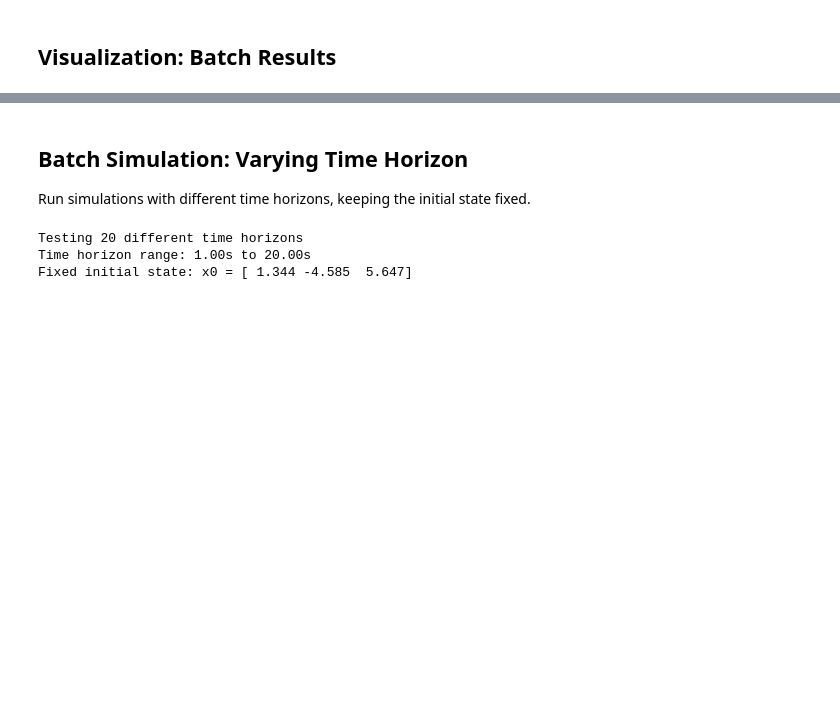
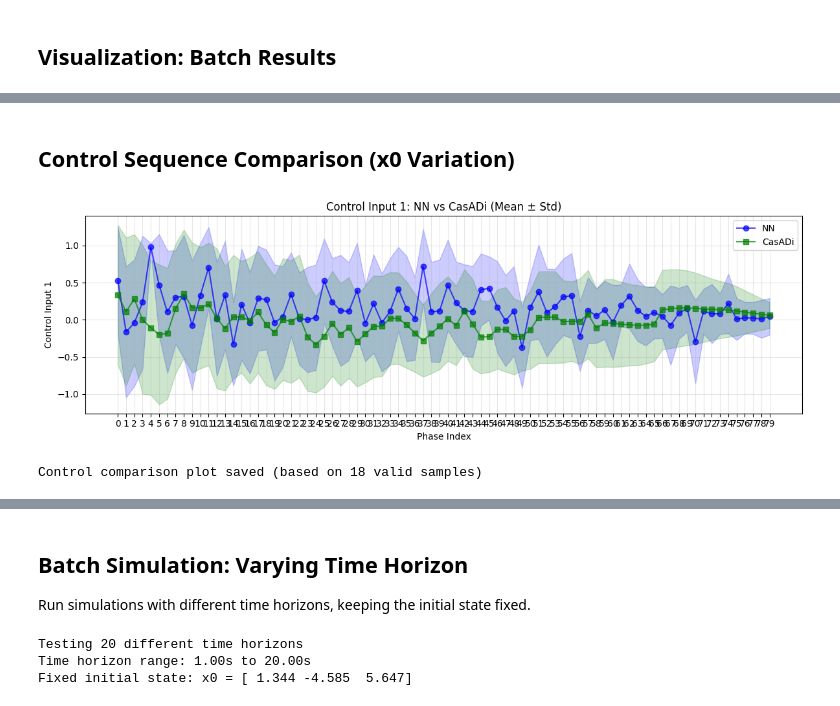
Before and after one commit to piergo98/learning_optimization, a Jupyter notebook: dump/benchmark.ipynb, the cells around one changed output, grey strips where cells are left out. Saved outputs shown, nothing was run; the diff lists cells and outputs as text; code cells hidden in the pictures; blank space fills up the shorter version.

```diff
--- a/dump/benchmark.ipynb
+++ b/dump/benchmark.ipynb
@@ -554 +564,57 @@ print("Plots saved to ../images/batch_benchmark_results.png")
 Plots saved to ../images/batch_benchmark_results.png
+# %% [markdown]
+## Control Sequence Comparison (x0 Variation)
+# %%
+# Compare control sequences between NN and CasADi (filtered data only)
+nn_controls_filtered = [results['nn_controls'][i] for i in range(len(results['nn_cost']))
+                       if valid_mask[i]]
+casadi_controls_filtered = [results['casadi_controls'][i] for i in range(len(results['casadi_cost']))
+                           if valid_mask[i]]
+
+# Stack into arrays: shape (n_valid_samples, n_phases, n_inputs)
+nn_controls_array = np.array(nn_controls_filtered)
+casadi_controls_array = np.array(casadi_controls_filtered)
+
+# Compute statistics across samples
+nn_controls_mean = nn_controls_array.mean(axis=0)  # (n_phases, n_inputs)
+nn_controls_std = nn_controls_array.std(axis=0)
+casadi_controls_mean = casadi_controls_array.mean(axis=0)
+casadi_controls_std = casadi_controls_array.std(axis=0)
+
+# Plot control sequences
+fig, axes = plt.subplots(N_CONTROL_INPUTS, 1, figsize=(12, 4*N_CONTROL_INPUTS))
+if N_CONTROL_INPUTS == 1:
+    axes = [axes]
+
+phase_indices = np.arange(N_PHASES)
+
+for input_idx in range(N_CONTROL_INPUTS):
+    ax = axes[input_idx]
+
+    # Plot mean with error bars
+    ax.plot(phase_indices, nn_controls_mean[:, input_idx], 'o-', label='NN', alpha=0.7, color='blue')
+    ax.fill_between(phase_indices,
+                    nn_controls_mean[:, input_idx] - nn_controls_std[:, input_idx],
+                    nn_controls_mean[:, input_idx] + nn_controls_std[:, input_idx],
+                    color='blue', alpha=0.2)
+    ax.plot(phase_indices, casadi_controls_mean[:, input_idx], 's-', label='CasADi', alpha=0.7, color='green')
+    ax.fill_between(phase_indices,
+                    casadi_controls_mean[:, input_idx] - casadi_controls_std[:, input_idx],
+                    casadi_controls_mean[:, input_idx] + casadi_controls_std[:, input_idx],
+                    color='green', alpha=0.2)
+
+    ax.set_xlabel('Phase Index')
+    ax.set_ylabel(f'Control Input {input_idx+1}')
+    ax.set_title(f'Control Input {input_idx+1}: NN vs CasADi (Mean ± Std)')
+    ax.legend()
+    ax.grid(True, alpha=0.3)
+    ax.set_xticks(phase_indices)
+
+plt.tight_layout()
+plt.savefig('../images/batch_control_comparison_x0.png', dpi=300, bbox_inches='tight')
+plt.show()
+
+print(f"Control comparison plot saved (based on {len(nn_controls_filtered)} valid samples)")
+# %% [output]
+[figure, added]
+Control comparison plot saved (based on 18 valid samples)
```
Also changed, not shown: parts of 14 cells of this notebook.
